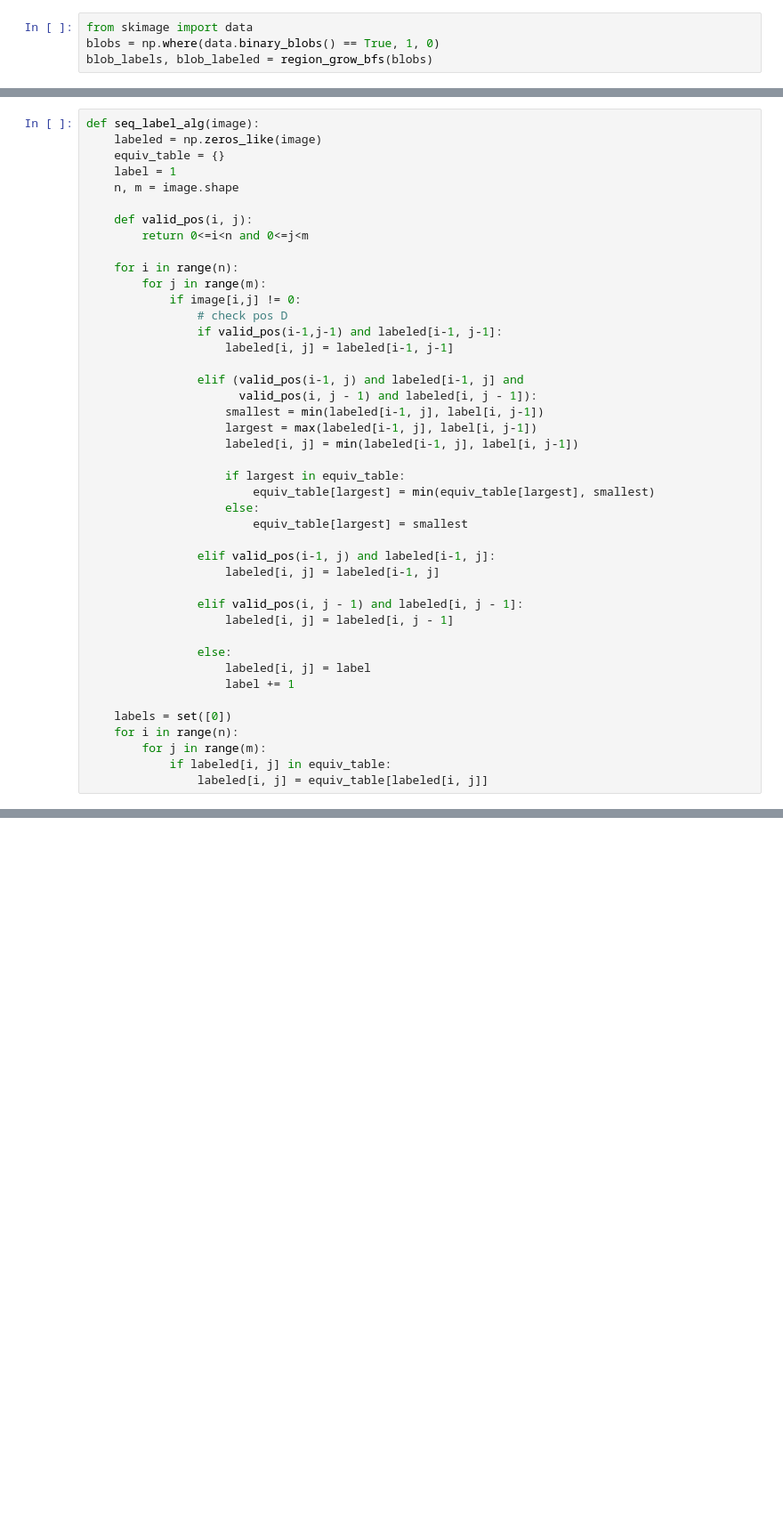
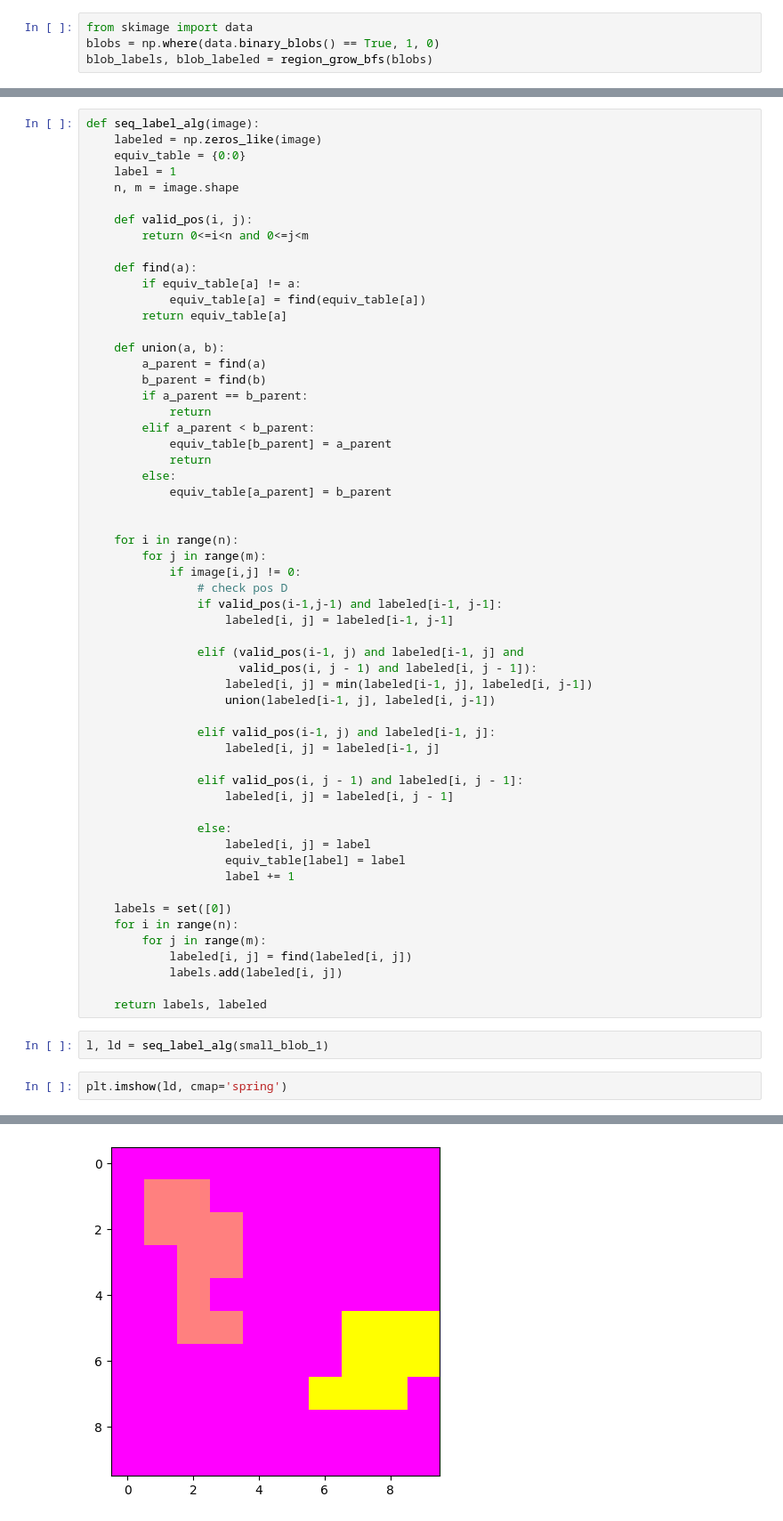
Before and after one commit to aarush-umap/3Dvision, a Jupyter notebook: binary_images.ipynb, the cells around one changed output, grey strips where cells are left out. Shown at 89% size. Cells and saved outputs as stored; diff of their text form; blank space fills up the shorter version.

Commit message:
complete seq_label_alg

```diff
--- a/binary_images.ipynb
+++ b/binary_images.ipynb
@@ -183,12 +183,29 @@ plt.imshow(small_blob_1, cmap='gray')
 # %%
 def seq_label_alg(image):
     labeled = np.zeros_like(image)
-    equiv_table = {}
+    equiv_table = {0:0}
     label = 1
     n, m = image.shape
 
     def valid_pos(i, j):
         return 0<=i<n and 0<=j<m
+
+    def find(a):
+        if equiv_table[a] != a:
+            equiv_table[a] = find(equiv_table[a])
+        return equiv_table[a]
+
+    def union(a, b):
+        a_parent = find(a)
+        b_parent = find(b)
+        if a_parent == b_parent:
+            return
+        elif a_parent < b_parent:
+            equiv_table[b_parent] = a_parent
+            return
+        else:
+            equiv_table[a_parent] = b_parent
+
 
     for i in range(n):
         for j in range(m):
@@ -199,14 +216,8 @@ def seq_label_alg(image):
 
                 elif (valid_pos(i-1, j) and labeled[i-1, j] and
                       valid_pos(i, j - 1) and labeled[i, j - 1]):
-                    smallest = min(labeled[i-1, j], label[i, j-1])
-                    largest = max(labeled[i-1, j], label[i, j-1])
-                    labeled[i, j] = min(labeled[i-1, j], label[i, j-1])
-
-                    if largest in equiv_table:
-                        equiv_table[largest] = min(equiv_table[largest], smallest)
-                    else:
-                        equiv_table[largest] = smallest
+                    labeled[i, j] = min(labeled[i-1, j], labeled[i, j-1])
+                    union(labeled[i-1, j], labeled[i, j-1])
 
                 elif valid_pos(i-1, j) and labeled[i-1, j]:
                     labeled[i, j] = labeled[i-1, j]
@@ -216,10 +227,18 @@ def seq_label_alg(image):
 
                 else:
                     labeled[i, j] = label
+                    equiv_table[label] = label
                     label += 1
 
     labels = set([0])
     for i in range(n):
         for j in range(m):
-            if labeled[i, j] in equiv_table:
-                labeled[i, j] = equiv_table[labeled[i, j]]
+            labeled[i, j] = find(labeled[i, j])
+            labels.add(labeled[i, j])
+
+    return labels, labeled
+# %%
+l, ld = seq_label_alg(small_blob_1)
+# %%
+plt.imshow(ld, cmap='spring')
+# %% [output]
@@ -225,0 +246 @@ def seq_label_alg(image):
+[figure, added]
```
Also changed, not shown: parts of 1 cell of this notebook.
